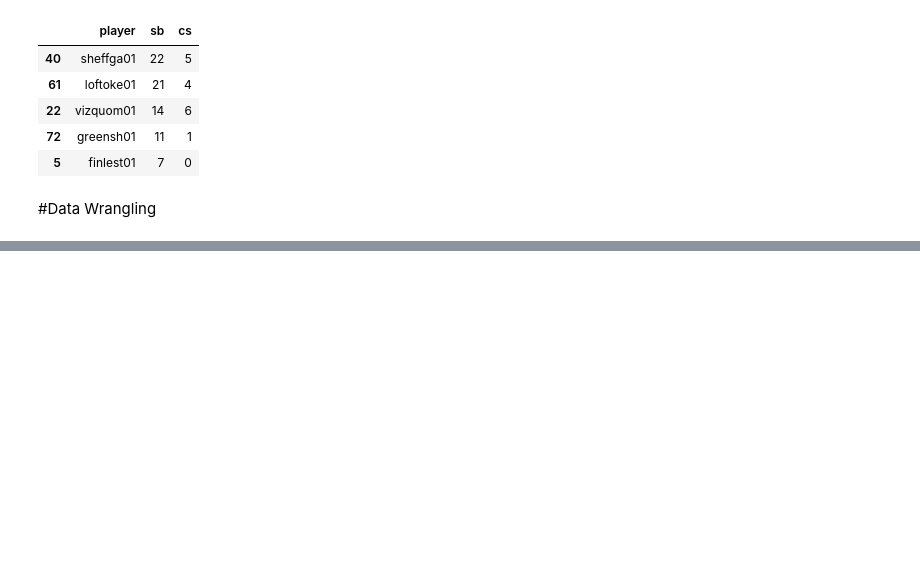
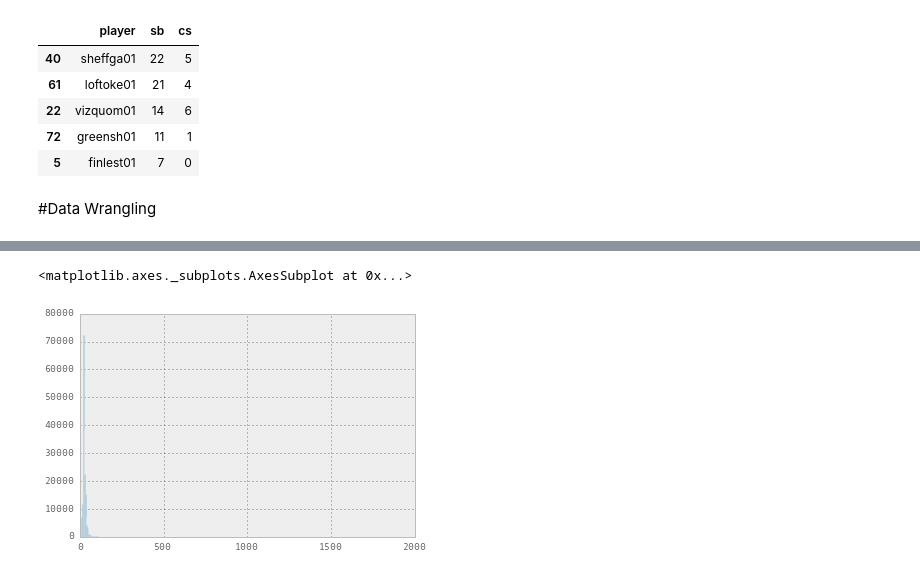
Before and after one commit to jthang/MachineLearningLab, a Jupyter notebook: pandas_lab.ipynb, the cells around one changed output, grey strips where cells are left out. Saved outputs shown, nothing was run; the diff lists cells and outputs as text; code cells hidden in the pictures; blank space fills up the shorter version.

```diff
--- a/pandas_lab.ipynb
+++ b/pandas_lab.ipynb
@@ -182,0 +215,3 @@ ImportError: No module named plyplot
+# %%
+segments = pd.read_csv("../MachineLearningLab/data/transit_segments.csv")
+segments.head(20)
@@ -182,0 +236,5 @@ ImportError: No module named plyplot
+# %%
+segments.seg_length.hist(bins=500)
+# %% [output]
+<matplotlib.axes._subplots.AxesSubplot at 0x...>
+[figure, added]
```
Also changed, not shown: parts of 55 cells of this notebook, 7 other files.
